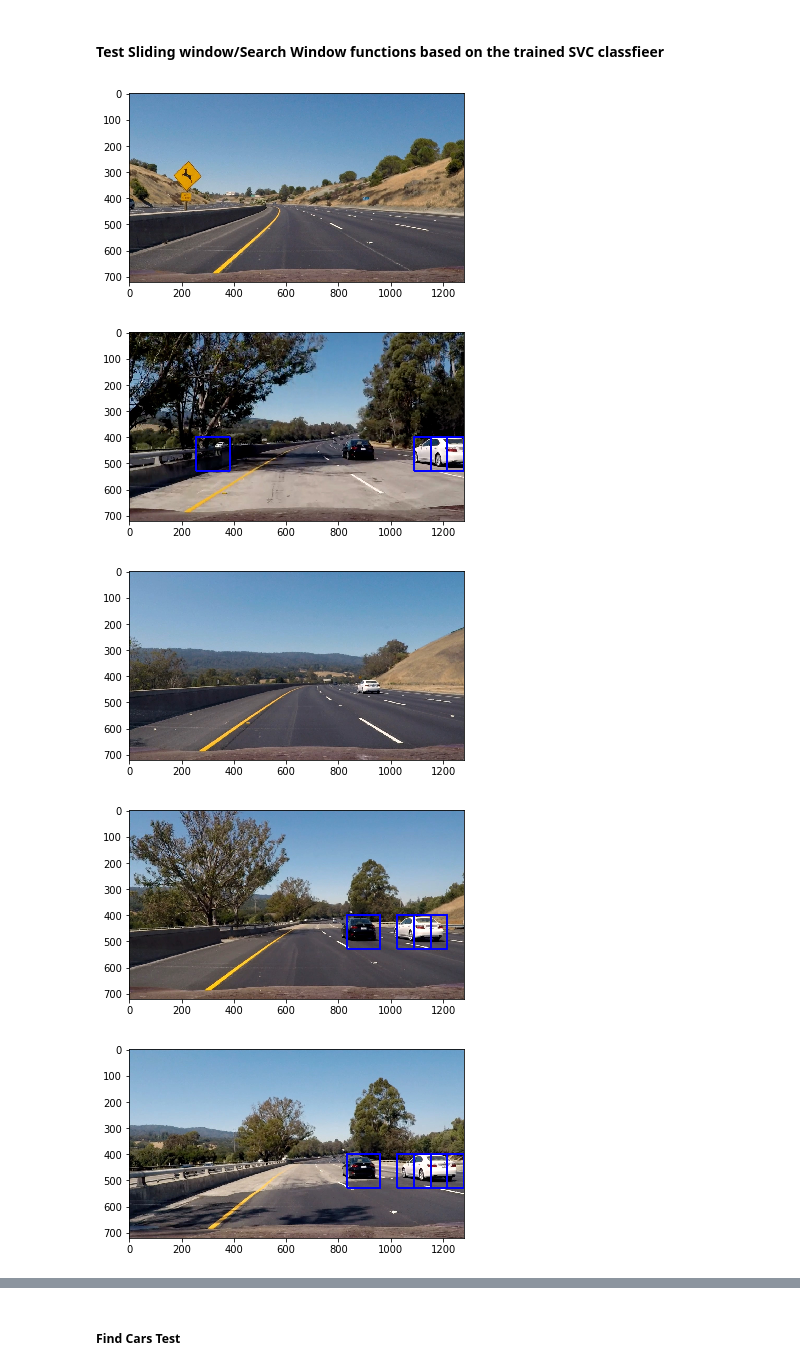
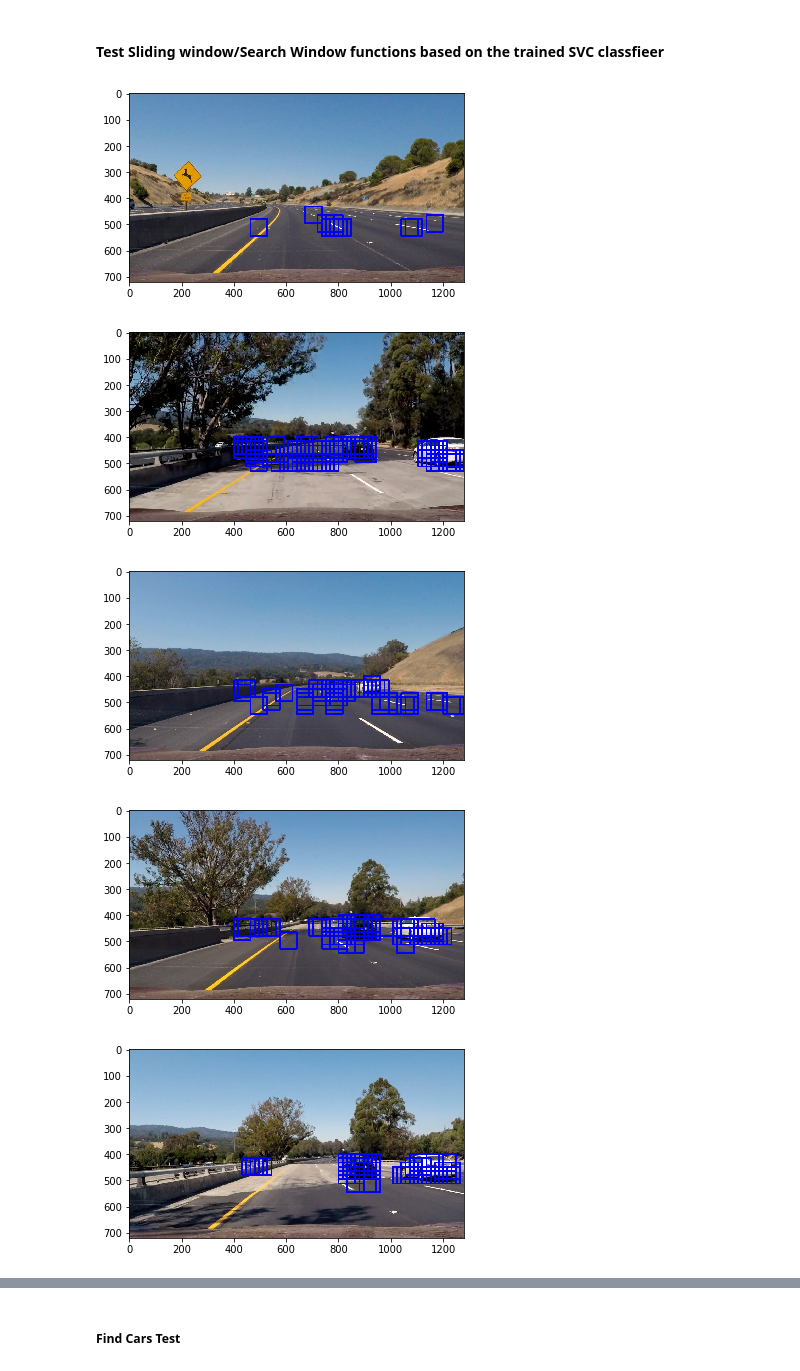
Before and after one commit to rnaidu02/CarND-Vehicle-Detect-Tracking, a Jupyter notebook: Vehicle-Detection-Tracking.ipynb, the cells around one changed output, grey strips where cells are left out. Cells and saved outputs as stored; diff of their text form; code cells hidden in the pictures.

```diff
--- a/Vehicle-Detection-Tracking.ipynb
+++ b/Vehicle-Detection-Tracking.ipynb
@@ -434,11 +431,11 @@ print(notcars[0])
 
 ### TODO: Tweak these parameters and see how the results change.
 color_space = 'RGB' # Can be RGB, HSV, LUV, HLS, YUV, YCrCb
-orient = 8  # HOG orientations
+orient = 9  # HOG orientations
 pix_per_cell = 8 # HOG pixels per cell
 cell_per_block = 2 # HOG cells per block
 hog_channel = 0 # Can be 0, 1, 2, or "ALL"
-spatial_size = (32, 32) # Spatial binning dimensions
+spatial_size = (16, 16) # Spatial binning dimensions
 hist_bins = 32    # Number of histogram bins
 spatial_feat = True # Spatial features on or off
 hist_feat = True # Histogram features on or off
@@ -502,37 +499,46 @@ orintation = 8, results in accuracy of 0.98, and detection is much better
 # %%
 %matplotlib inline
 # Check the prediction time for a single sample
 t=time.time()
 
 test_images = glob.glob('./test_images/test*.jpg')
 
 for image_name in test_images:
 
     image = mpimg.imread(image_name)
     draw_image = np.copy(image)
 
     # Uncomment the following line if you extracted training
     # data from .png images (scaled 0 to 1 by mpimg) and the
     # image you are searching is a .jpg (scaled 0 to 255)
-    image = image.astype(np.float32)/255
+    #image = image.astype(np.float32)/255
     y_start_stop = [400, 550] # Min and max in y to search in slide_window()
-    windows = slide_window(image, x_start_stop=[None, None], y_start_stop=y_start_stop,
-                        xy_window=(128, 128), xy_overlap=(0.5, 0.5))
+    windows = slide_window(image, x_start_stop=[400, None], y_start_stop=y_start_stop,
+                        xy_window=(64, 64), xy_overlap=(0.75, 0.75))
+    '''
+    windows += slide_window(image, x_start_stop=[400, None], y_start_stop=y_start_stop,
+                        xy_window=(96, 96), xy_overlap=(0.75, 0.75))
 
+    windows += slide_window(image, x_start_stop=[400, None], y_start_stop=y_start_stop,
+                        xy_window=(128, 128), xy_overlap=(0.75, 0.75))
+
+    windows += slide_window(image, x_start_stop=[400, None], y_start_stop=y_start_stop,
+                        xy_window=(144, 144), xy_overlap=(0.75, 0.75))
+    '''
     hot_windows = search_windows(image, windows, svc, X_scaler, color_space=color_space,
                             spatial_size=spatial_size, hist_bins=hist_bins,
                             orient=orient, pix_per_cell=pix_per_cell,
                             cell_per_block=cell_per_block,
                             hog_channel=hog_channel, spatial_feat=spatial_feat,
                             hist_feat=hist_feat, hog_feat=hog_feat)
 
     window_img = draw_boxes(draw_image, hot_windows, color=(0, 0, 255), thick=6)
 
     plt.figure()
     plt.imshow(window_img)
 # %% [output]
-[figure, old version]
+[figure, new version]
-[figure, old version]
+[figure, new version]
-[figure, old version]
+[figure, new version]
-[figure, old version]
+[figure, new version]
-[figure, old version]
+[figure, new version]
```
Also changed, not shown: parts of 19 cells of this notebook, 7 other files.
